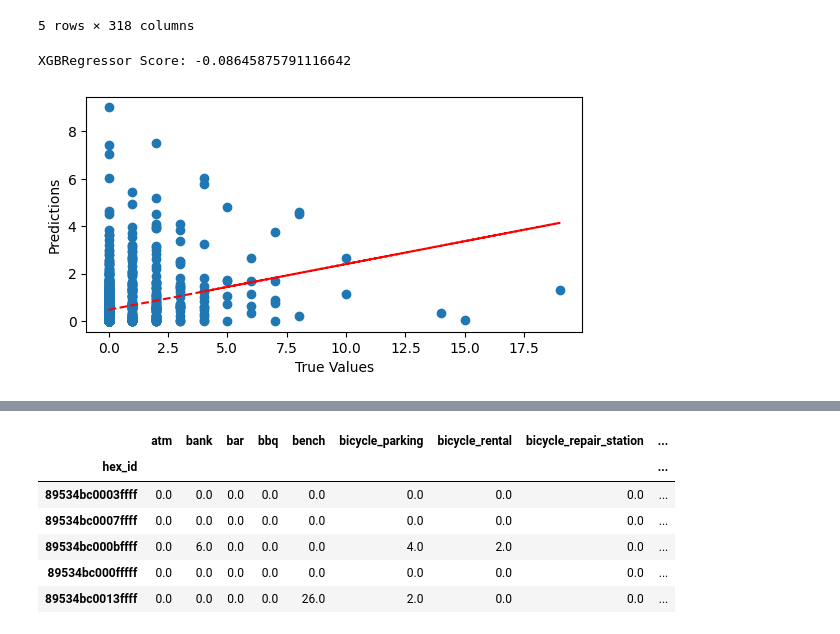
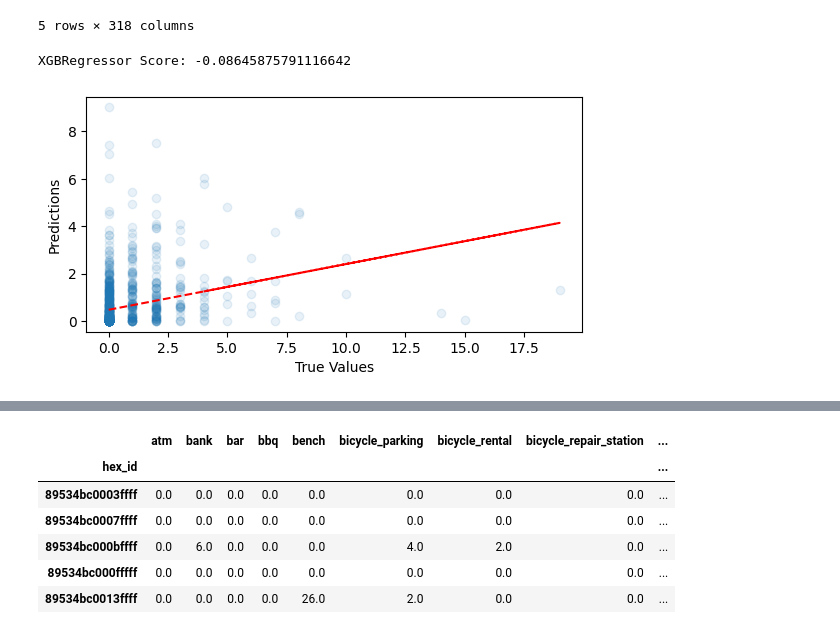
Before and after one commit to radekaadek/my_aed, a Jupyter notebook: prediction2.ipynb, the cells around one changed output, grey strips where cells are left out. Drawn from its saved outputs; the diff is of its cells as text; code cells hidden in the pictures.

```diff
--- a/prediction2.ipynb
+++ b/prediction2.ipynb
@@ -68,6 +106,22 @@ if 'virginia_beach.csv' in listdir():
 else:
     api = overpass.API()
     vb_df = aquire_data.get_all_data('Virginia Beach', api)
+if 'marin.csv' in listdir():
+    # read the csv file
+    marin_df = pd.read_csv('marin.csv')
+    # set unnamed column name to hex_id
+    marin_df.rename(columns={'Unnamed: 0': 'hex_id'}, inplace=True)
+    # pivot the dataframe to have the hex_id as the index
+    marin_df.set_index('hex_id', inplace=True)
+    # only keep columns columns that are in vb_df
+    marin_cols = [col for col in marin_df.columns if col in vb_df.columns]
+    marin_df = marin_df[marin_cols]
+    for col in vb_df.columns:
+        if col not in marin_df.columns:
+            # drop it
+            vb_df.drop(columns=col, inplace=True)
+
+
 vb_df.head()
 # %% [output]
 |  | animal_boarding | atm | bank | bar | bbq | bench | bicycle_parking | bicycle_rental | ... |
@@ -123,32 +178,33 @@ warsaw_df.head()
 # %%
 # check model performance
 from sklearn.model_selection import train_test_split
 from xgboost import XGBRegressor
 
 # pure xgboost
 model = XGBRegressor(max_depth=9, n_estimators=1000, learning_rate=0.1, n_jobs=-1)
 X_train, X_test, y_train, y_test = train_test_split(vb_df.drop(columns=['OHCA']), vb_df['OHCA'], test_size=0.2, random_state=42)
 model.fit(X_train, y_train)
 results = model.predict(X_test)
 results = np.maximum(results, 0)
 print(f"{model.__class__.__name__} Score: {model.score(X_test, y_test)}")
 
 
 import matplotlib.pyplot as plt
 # set equal axis
 plt.gca().set_aspect('equal', adjustable='box')
-plt.scatter(y_test, results)
+# plot the results with opacity 0.1
+plt.scatter(y_test, results, alpha=0.1)
 plt.xlabel('True Values')
 plt.ylabel('Predictions')
 # draw a best fit line
 z = np.polyfit(y_test, results, 1)
 p = np.poly1d(z)
 plt.plot(y_test,p(y_test),"r--")
 plt.show()
 plt.show()
 # %% [output]
 XGBRegressor Score: -0.08645875791116642
-[figure, old version]
+[figure, new version]
 # %%
 # check model performance
 from sklearn.model_selection import train_test_split
```
Also changed, not shown: parts of 7 cells of this notebook, 15 other files.
